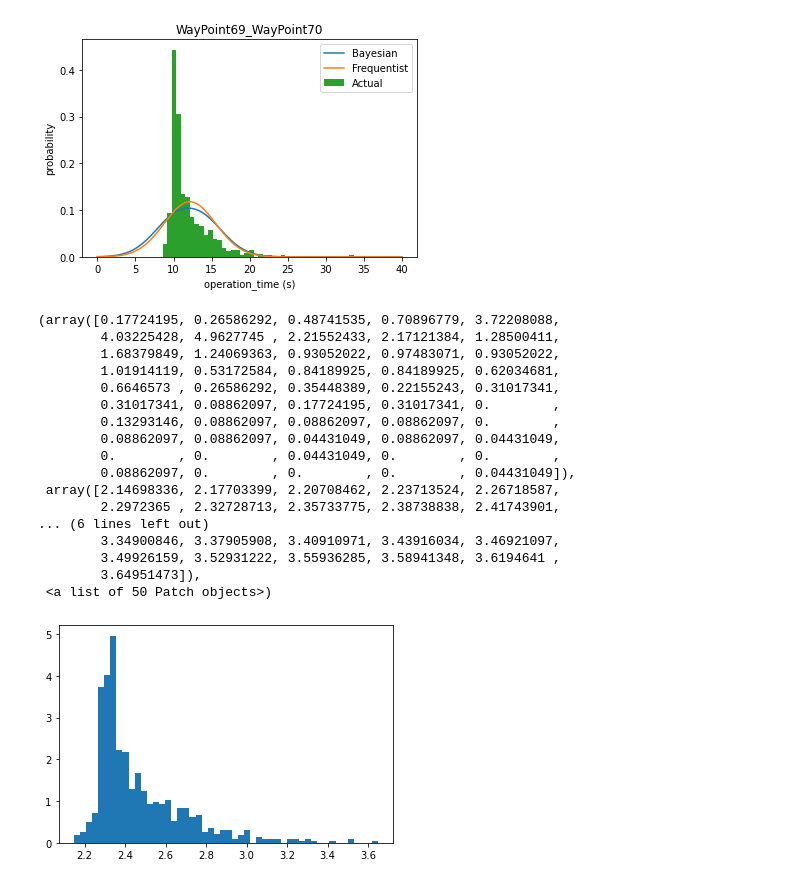
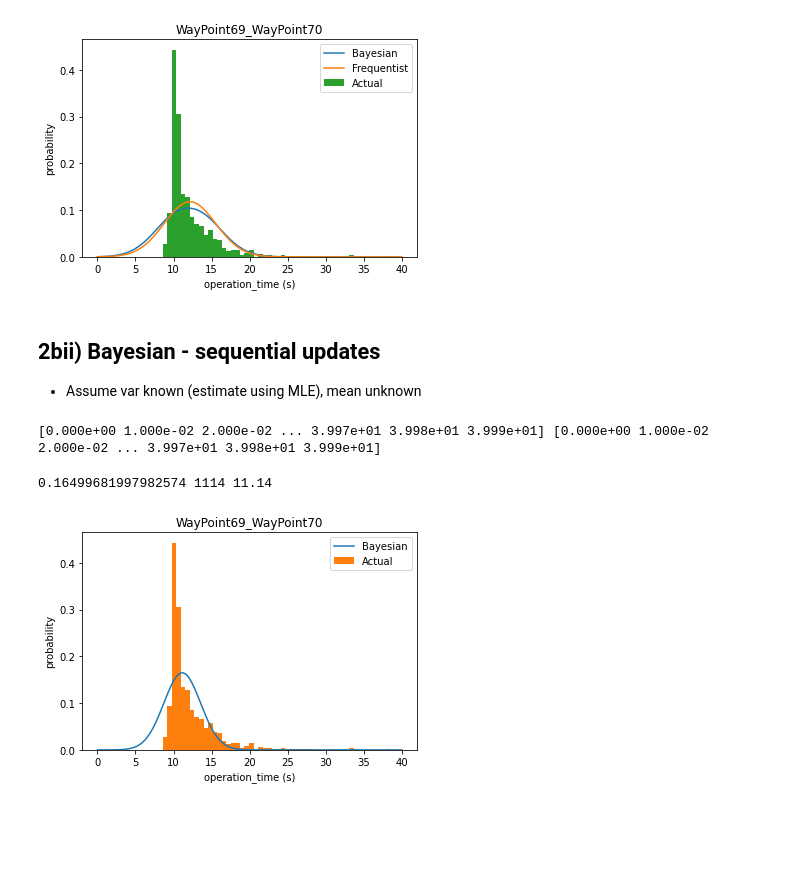
Before and after one commit to pyliut/Rokos2021, a Jupyter notebook: Wk1/MAIN.ipynb, the cells around one changed output. Saved outputs shown, nothing was run; the diff lists cells and outputs as text; code cells hidden in the pictures; blank space fills up the shorter version.

```diff
--- a/Wk1/MAIN.ipynb
+++ b/Wk1/MAIN.ipynb
@@ -241,26 +293,54 @@ plt.title(subset.iloc[0,0])
 0.01 2186.3103789104634
 Text(0.5, 1.0, 'WayPoint69_WayPoint70')
 [figure]
-# %%
-t_log = np.log(t_op)
-
-plt.hist(t_log, density = True, bins = 50)
-# %% [output]
-(array([0.17724195, 0.26586292, 0.48741535, 0.70896779, 3.72208088,
-        4.03225428, 4.9627745 , 2.21552433, 2.17121384, 1.28500411,
-        1.68379849, 1.24069363, 0.93052022, 0.97483071, 0.93052022,
-        1.01914119, 0.53172584, 0.84189925, 0.84189925, 0.62034681,
-        0.6646573 , 0.26586292, 0.35448389, 0.22155243, 0.31017341,
-        0.31017341, 0.08862097, 0.17724195, 0.31017341, 0.        ,
-        0.13293146, 0.08862097, 0.08862097, 0.08862097, 0.        ,
-        0.08862097, 0.08862097, 0.04431049, 0.08862097, 0.04431049,
-        0.        , 0.        , 0.04431049, 0.        , 0.        ,
-        0.08862097, 0.        , 0.        , 0.        , 0.04431049]),
- array([2.14698336, 2.17703399, 2.20708462, 2.23713524, 2.26718587,
-        2.2972365 , 2.32728713, 2.35733775, 2.38738838, 2.41743901,
-... (6 lines left out)
-        3.34900846, 3.37905908, 3.40910971, 3.43916034, 3.46921097,
-        3.49926159, 3.52931222, 3.55936285, 3.58941348, 3.6194641 ,
-        3.64951473]),
- <a list of 50 Patch objects>)
-[figure, removed]
+# %% [markdown]
+## 2bii) Bayesian - sequential updates
+- Assume var known (estimate using MLE), mean unknown
+# %%
+#prior
+def prior_2(mean, mean_0, var_0):
+    """mean is a guess. mean_0 & var_0 are parameters of Gaussian prior"""
+    return Gaussian(mean,mean_0,var_0)
+# %%
+def likelihood_2(t,mean,var):
+    """ Sequential update to likelihood (i.e. t is a single value)"""
+    return Gaussian(t,mean,var)
+# %%
+#define a range of means to test
+t_start= 0
+t_stop = (np.max(t_op)//5)*5 + 5    #round up to nearest 5 secs
+t_step = 0.01
+mean_test = np.arange(t_start,t_stop,t_step)
+print(mean_test, mean_test)
+# %% [output]
+[0.000e+00 1.000e-02 2.000e-02 ... 3.997e+01 3.998e+01 3.999e+01] [0.000e+00 1.000e-02 2.000e-02 ... 3.997e+01 3.998e+01 3.999e+01]
+# %%
+#create Gaussian prior
+mean_0 = 12
+var_0 = 12
+prior = prior_2(mean_test,mean_0,var_0)
+
+#calculate likelihood from known variance
+var = 11.4
+t_new = float(t_op[0:1])
+likelihood = likelihood_2(t_new,mean_test,var)
+
+#Bayes rule
+posterior = prior*likelihood
+#normalise the distribution
+spacing = mean_test[1]-mean_test[0]
+norm_const = spacing * np.sum(posterior)
+posterior /= norm_const
+
+#plot
+plt.plot(mean_test,posterior)
+plt.hist(t_op, density = True, bins = 50)
+plt.legend(["Bayesian","Actual"])
+plt.xlabel("operation_time (s)")
+plt.ylabel("probability")
+plt.title(subset.iloc[0,0])
+
+print(np.max(posterior), np.argmax(posterior), mean_test[np.argmax(posterior)])
+# %% [output]
+0.16499681997982574 1114 11.14
+[figure, added]
```
Also changed, not shown: parts of 24 cells of this notebook.
